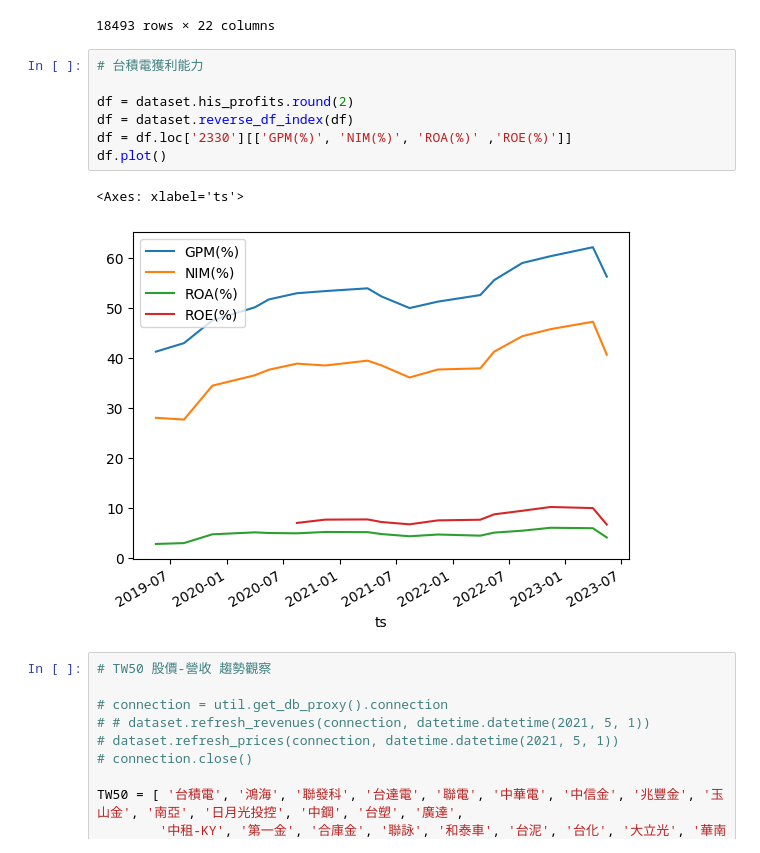
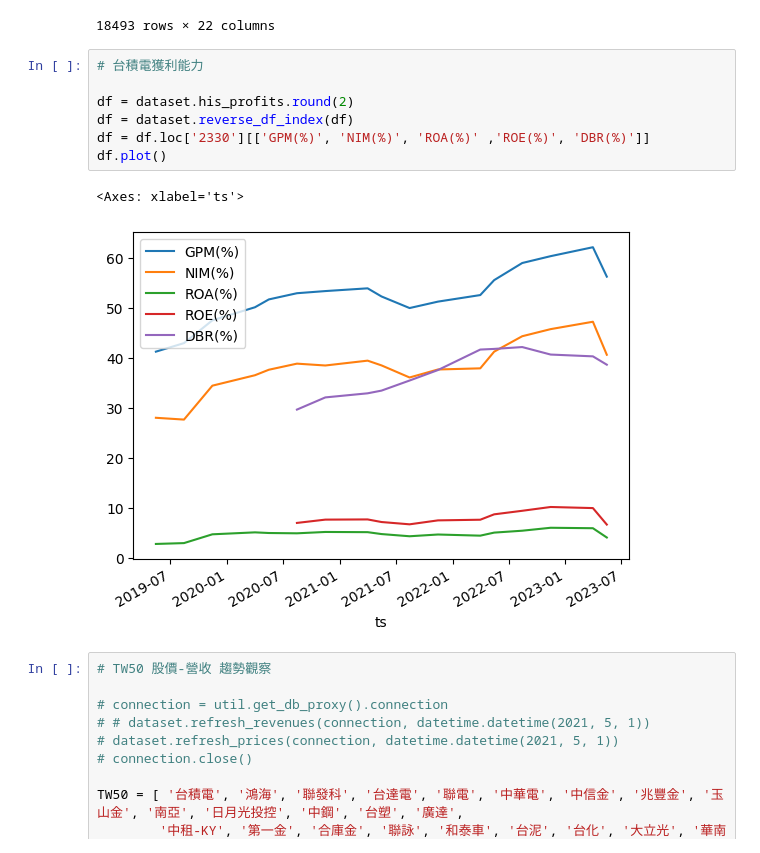
Before and after one commit to yangaound/stock.tw, a Jupyter notebook: README.ipynb, the cells around one changed output. Saved outputs shown, nothing was run; the diff lists cells and outputs as text.

```diff
--- a/README.ipynb
+++ b/README.ipynb
@@ -88,13 +87,13 @@ dataset.his_profits.round(2)
 # %%
 # 台積電獲利能力
 
 df = dataset.his_profits.round(2)
 df = dataset.reverse_df_index(df)
-df = df.loc['2330'][['GPM(%)', 'NIM(%)', 'ROA(%)' ,'ROE(%)']]
+df = df.loc['2330'][['GPM(%)', 'NIM(%)', 'ROA(%)' ,'ROE(%)', 'DBR(%)']]
 df.plot()
 # %% [output]
 <Axes: xlabel='ts'>
-[figure, old version]
+[figure, new version]
 # %%
 # TW50 股價-營收 趨勢觀察
 
```
Also changed, not shown: parts of 8 cells of this notebook, 6 other files.
